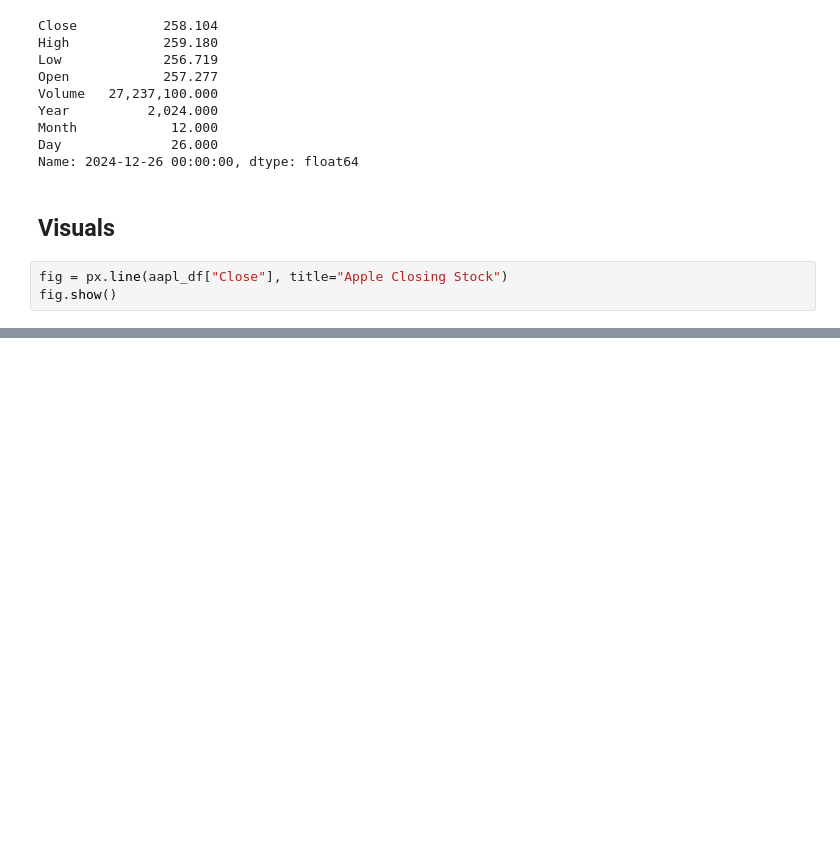
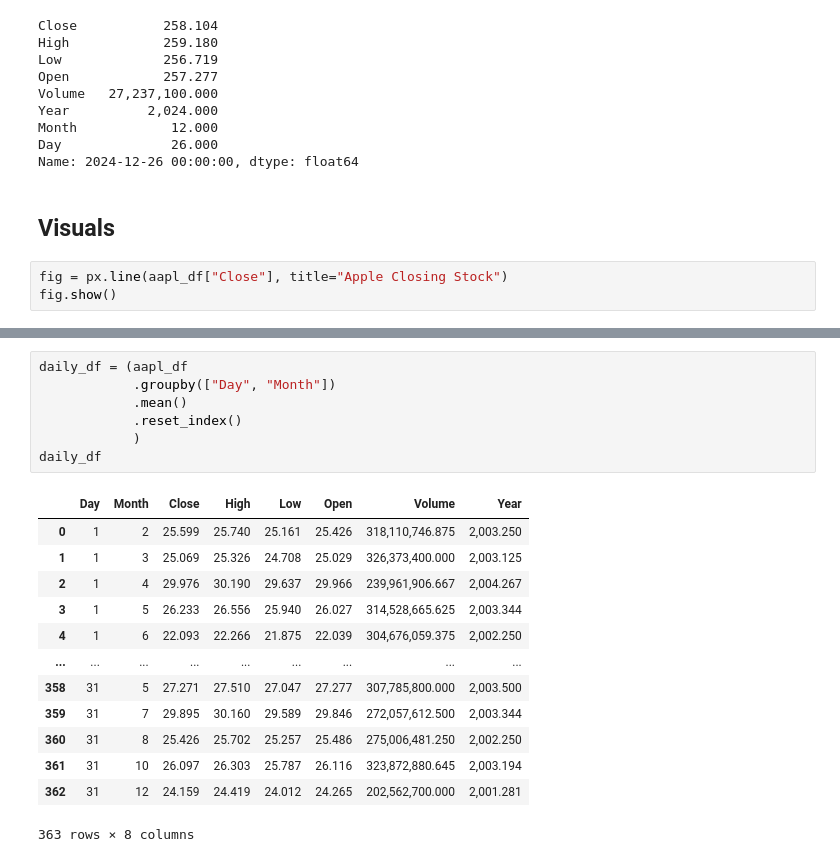
Before and after one commit to edwardns2/PythonML, a Jupyter notebook: files/apple_stock.ipynb, the cells around one changed output, grey strips where cells are left out. Saved outputs shown, nothing was run; the diff lists cells and outputs as text; blank space fills up the shorter version.

```diff
--- a/files/apple_stock.ipynb
+++ b/files/apple_stock.ipynb
@@ -130,0 +237,21 @@ px.bar(aapl_df["Volume"], title="Apple Stock Info")
+# %%
+daily_df = (aapl_df
+            .groupby(["Day", "Month"])
+            .mean()
+            .reset_index()
+            )
+daily_df
+# %% [output]
+|  | Day | Month | Close | High | Low | Open | Volume | Year |
+| 0 | 1 | 2 | 25.599 | 25.740 | 25.161 | 25.426 | 318,110,746.875 | 2,003.250 |
+| 1 | 1 | 3 | 25.069 | 25.326 | 24.708 | 25.029 | 326,373,400.000 | 2,003.125 |
+| 2 | 1 | 4 | 29.976 | 30.190 | 29.637 | 29.966 | 239,961,906.667 | 2,004.267 |
+| 3 | 1 | 5 | 26.233 | 26.556 | 25.940 | 26.027 | 314,528,665.625 | 2,003.344 |
+| 4 | 1 | 6 | 22.093 | 22.266 | 21.875 | 22.039 | 304,676,059.375 | 2,002.250 |
+| ... | ... | ... | ... | ... | ... | ... | ... | ... |
+| 358 | 31 | 5 | 27.271 | 27.510 | 27.047 | 27.277 | 307,785,800.000 | 2,003.500 |
+| 359 | 31 | 7 | 29.895 | 30.160 | 29.589 | 29.846 | 272,057,612.500 | 2,003.344 |
+| 360 | 31 | 8 | 25.426 | 25.702 | 25.257 | 25.486 | 275,006,481.250 | 2,002.250 |
+| 361 | 31 | 10 | 26.097 | 26.303 | 25.787 | 26.116 | 323,872,880.645 | 2,003.194 |
+| 362 | 31 | 12 | 24.159 | 24.419 | 24.012 | 24.265 | 202,562,700.000 | 2,001.281 |
+363 rows × 8 columns
```
Also changed, not shown: parts of 19 cells of this notebook, 1 other file.
